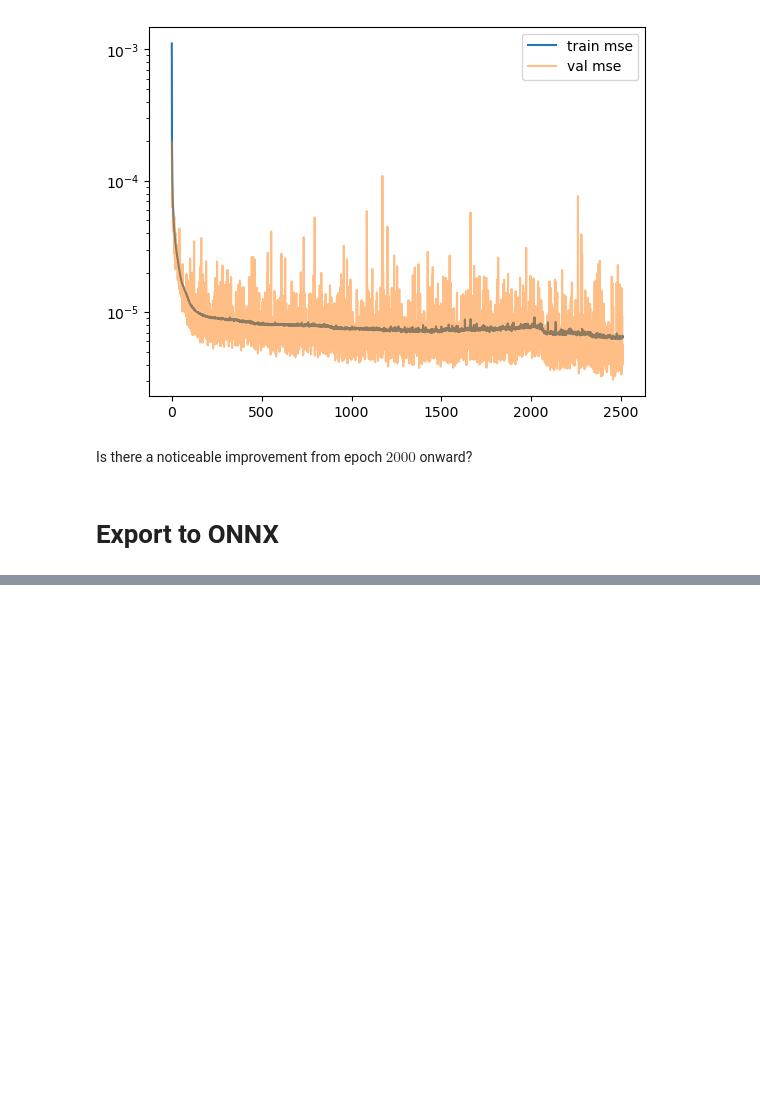
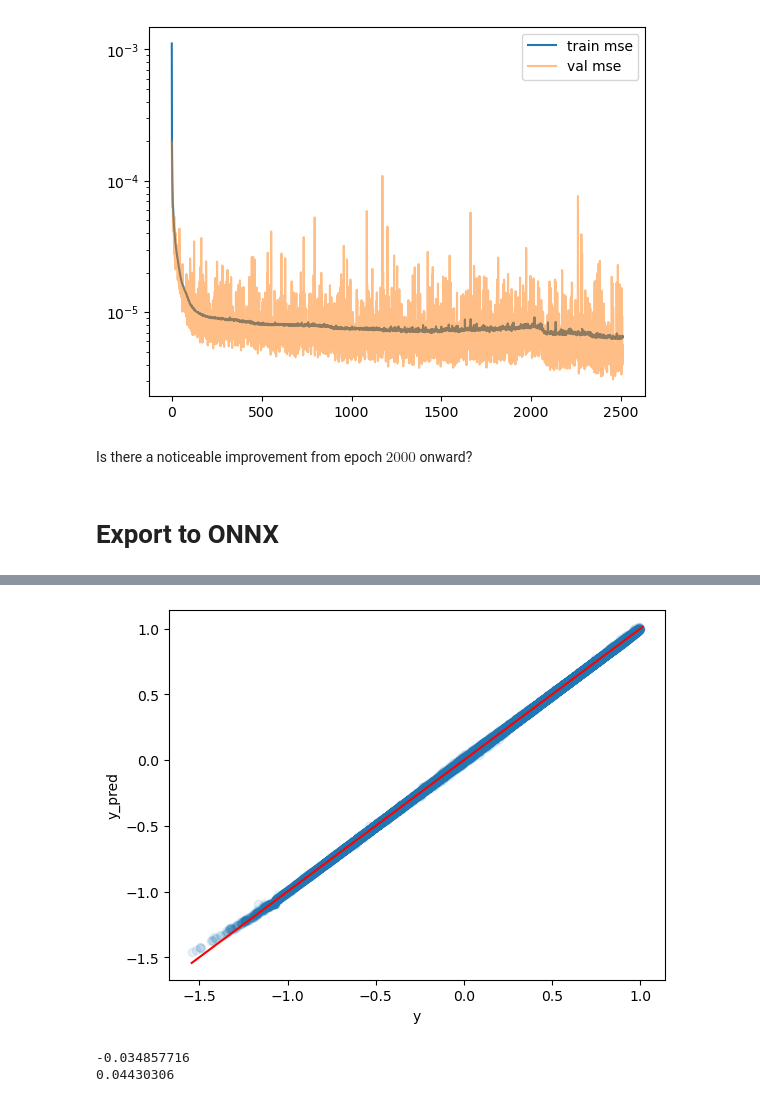
Before and after one commit to phK3/alpha-beta-CROWN-fork, a Jupyter notebook: jupyter/lp2nn_clean.ipynb, the cells around one changed output, grey strips where cells are left out. Cells and saved outputs as stored; diff of their text form; code cells hidden in the pictures; blank space fills up the shorter version.

```diff
--- a/jupyter/lp2nn_clean.ipynb
+++ b/jupyter/lp2nn_clean.ipynb
@@ -303,0 +329,22 @@ for model, filename in zip(models, onnx_files):
+# %%
+minval = np.minimum(np.min(y.detach().numpy()), np.min(y_pred.detach().numpy()))
+maxval = np.maximum(np.max(y.detach().numpy()), np.max(y_pred.detach().numpy()))
+
+plt.plot([minval, maxval], [minval, maxval], color='r')
+plt.scatter(y.detach().numpy(), y_pred.detach().numpy(), alpha=0.1)
+plt.xlabel("y")
+plt.ylabel("y_pred")
+plt.show()
+# %% [output]
+[figure, added]
+# %%
+X, y = ds_val.tensors
+
+y_pred = net(X)
+
+diffs_val = (y_pred - y).detach().numpy()
+print(np.min(diffs_val))
+print(np.max(diffs_val))
+# %% [output]
+-0.034857716
+0.04430306
```
Also changed, not shown: parts of 12 cells of this notebook.
